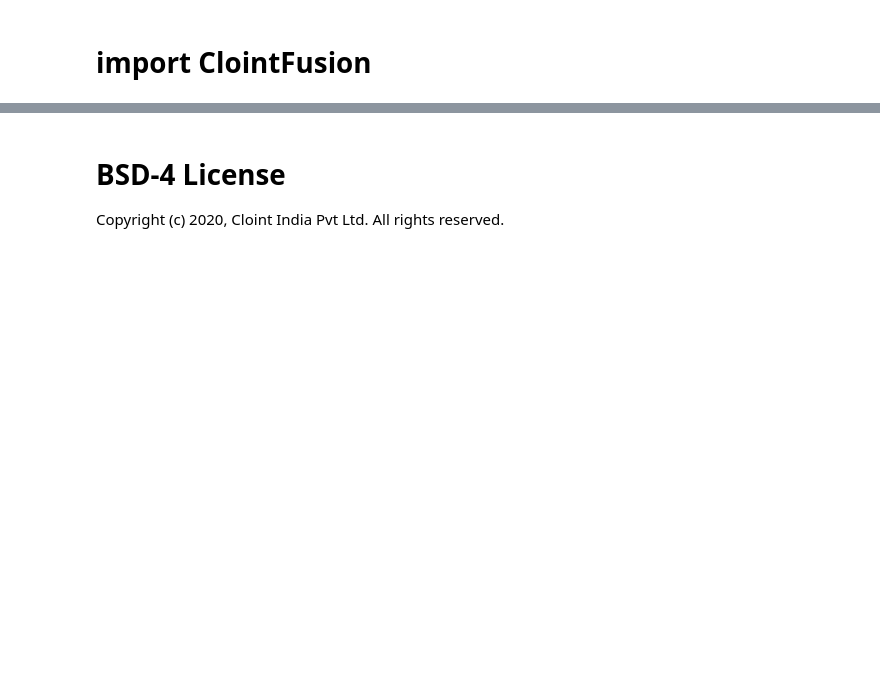
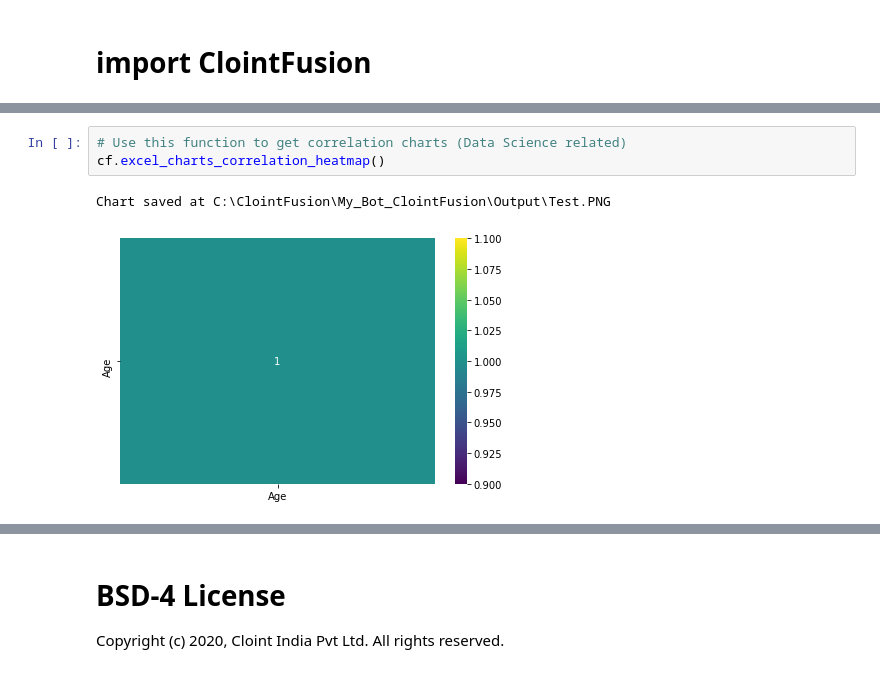
Before and after one commit to sumukhbhandarkar/ClointFusion, a Jupyter notebook: ClointFusion_Labs.ipynb, the cells around one changed output, grey strips where cells are left out. Cells and saved outputs as stored; diff of their text form; blank space fills up the shorter version.

```diff
--- a/ClointFusion_Labs.ipynb
+++ b/ClointFusion_Labs.ipynb
@@ -78,0 +324,6 @@ Hi None ! Welcome to ClointFusion 👍️
+# %%
+# Use this function to get correlation charts (Data Science related)
+cf.excel_charts_correlation_heatmap()
+# %% [output]
+Chart saved at C:\ClointFusion\My_Bot_ClointFusion\Output\Test.PNG
+[figure, added]
```
Also changed, not shown: parts of 129 cells of this notebook.
